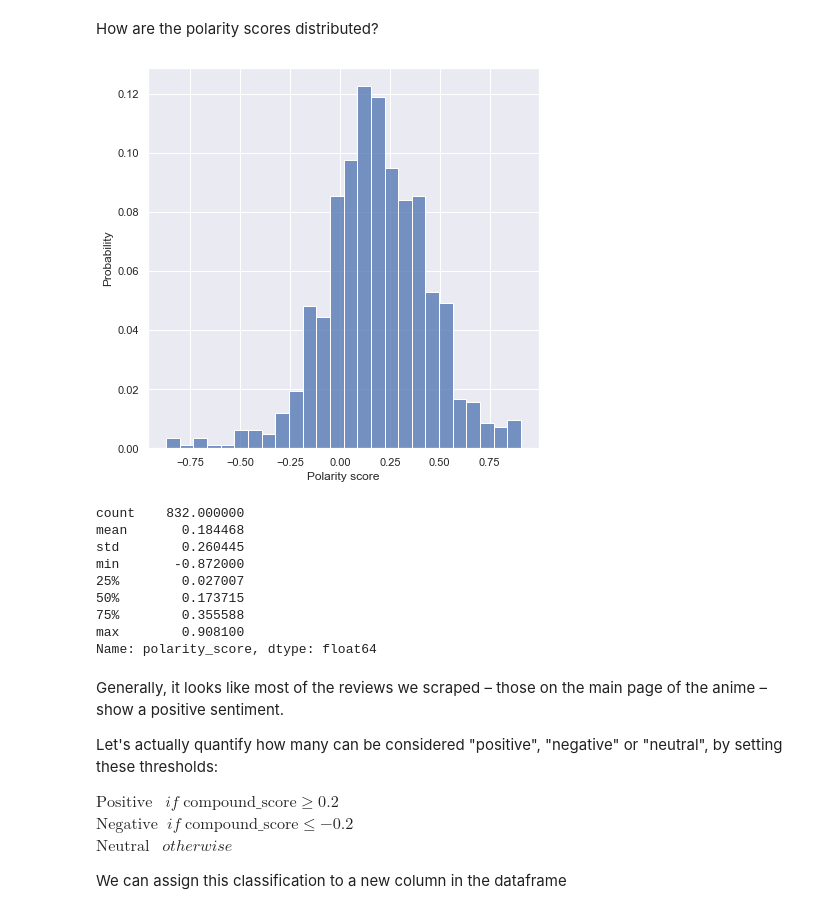
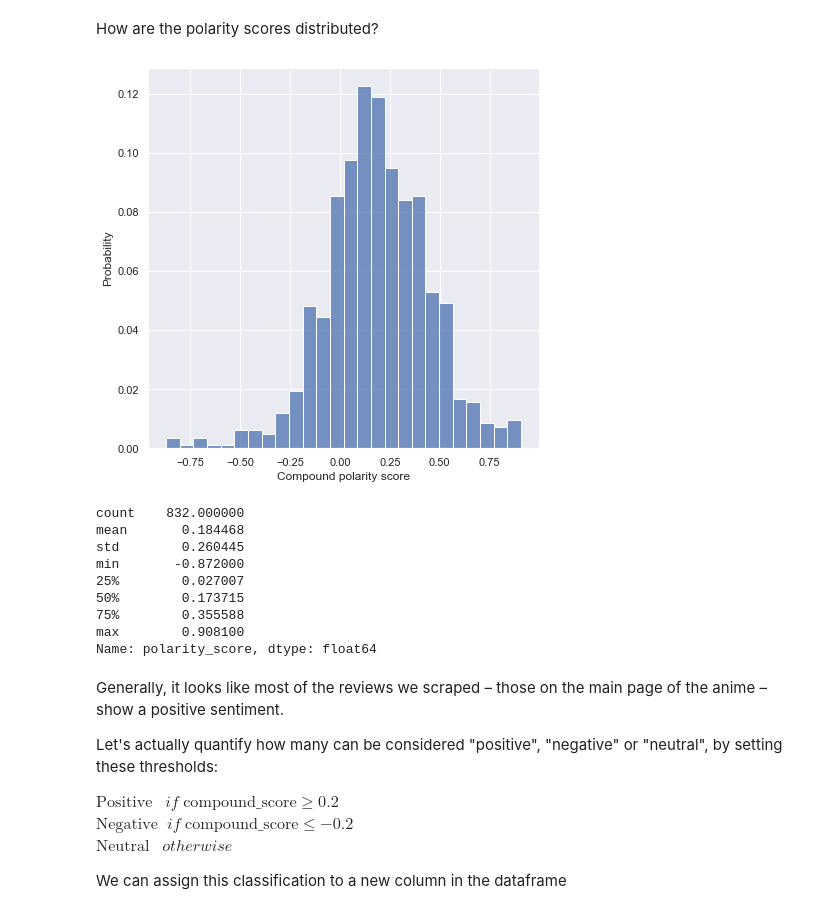
Before and after one commit to AlessandroPecchini/ADM-HW3, a Jupyter notebook: code/main.ipynb, the cells around one changed output. Saved outputs shown, nothing was run; the diff lists cells and outputs as text; code cells hidden in the pictures.

```diff
--- a/code/main.ipynb
+++ b/code/main.ipynb
@@ -705,12 +704,12 @@ df_sent['polarity_score'] = df_sent.apply(lambda row: sent_analysis.score_of_ani
 How are the polarity scores distributed?
 # %%
 sns.histplot(df_sent['polarity_score'], stat = "probability")
-plt.xlabel("Polarity score")
+plt.xlabel("Compound polarity score")
 plt.show()
 
 df_sent['polarity_score'].describe()
 # %% [output]
-[figure, old version]
+[figure, new version]
 count    832.000000
 mean       0.184468
 std        0.260445
```
Also changed, not shown: parts of 12 cells of this notebook, 1 other file.
